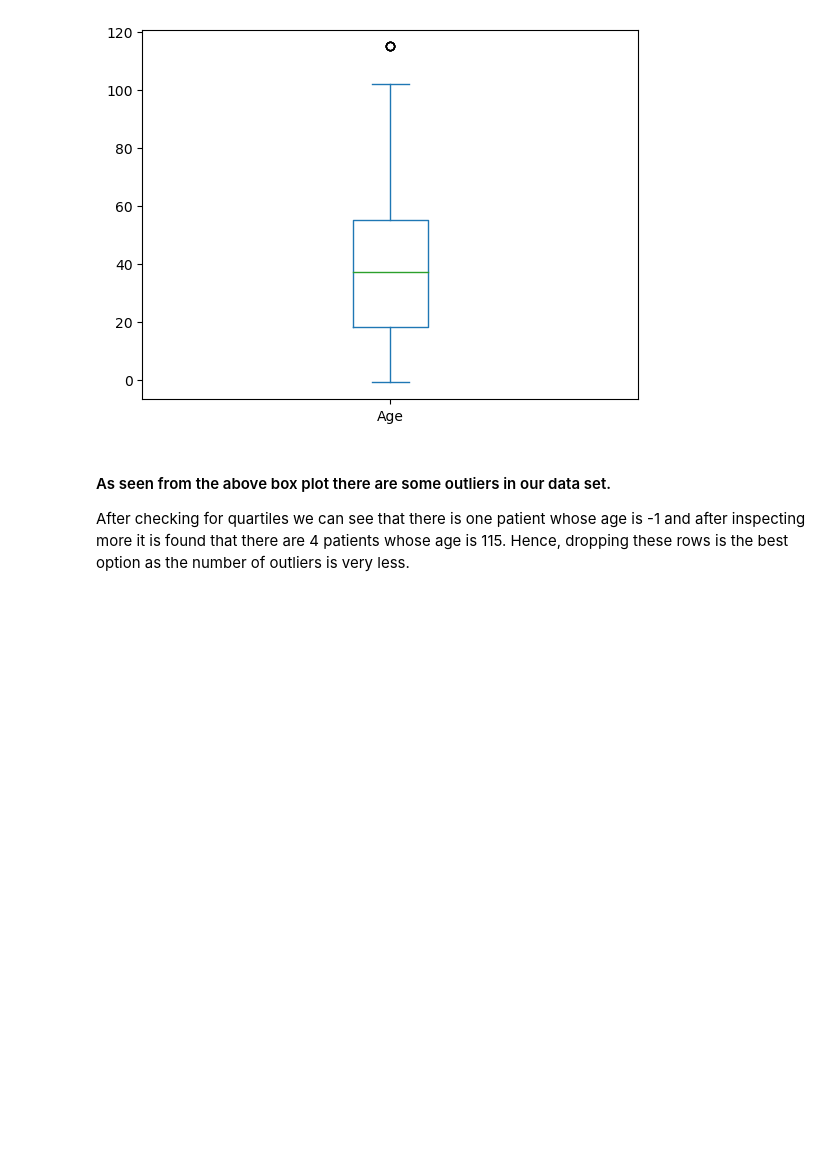
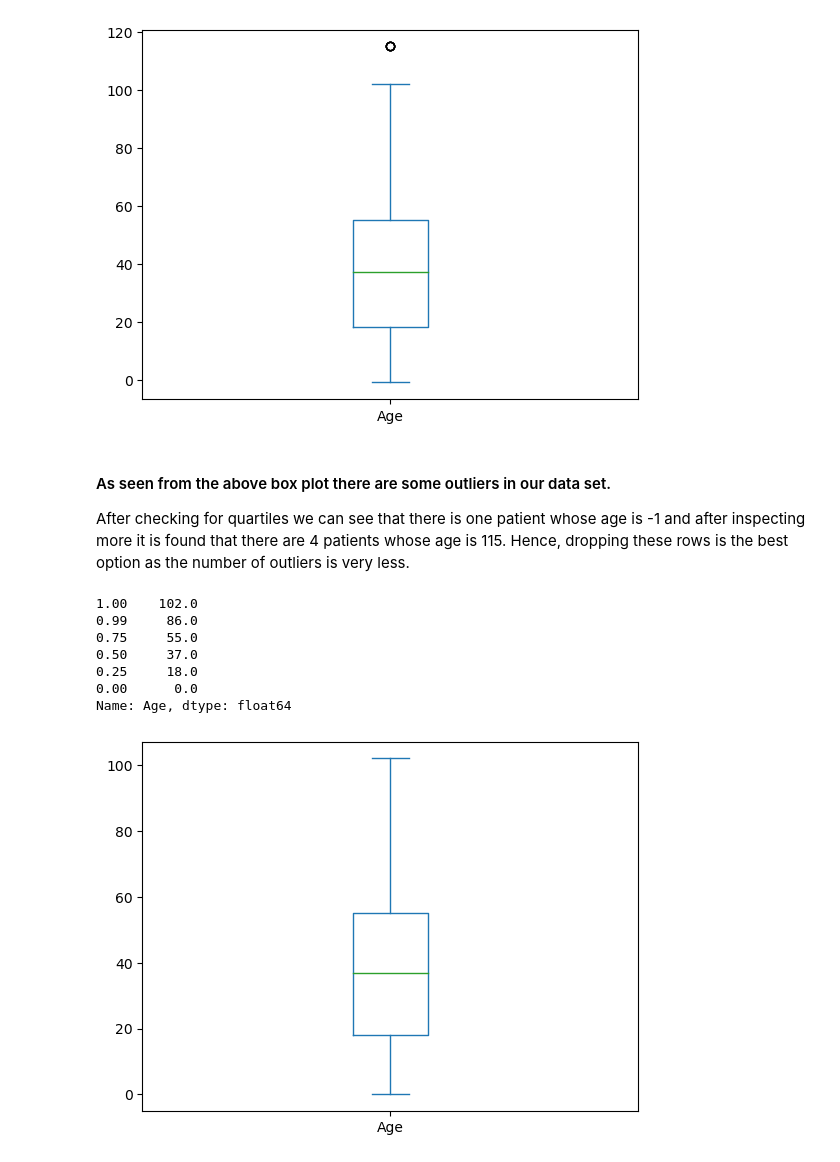
Before and after one commit to Milan1508/HealthCare_Data_Analysis, a Jupyter notebook: healthcare.ipynb, the cells around one changed output. Drawn from its saved outputs; the diff is of its cells as text; code cells hidden in the pictures; blank space fills up the shorter version.

```diff
--- a/healthcare.ipynb
+++ b/healthcare.ipynb
@@ -195,3 +195,17 @@ Name: Age, dtype: float64
 #### As seen from the above box plot there are some outliers in our data set.
 After checking for quartiles we can see that there is one patient whose age is -1 and after inspecting more it is found that there are 4 patients whose age is 115.
 Hence, dropping these rows is the best option as the number of outliers is very less.
+# %%
+base_data = base_data[~((base_data.Age == -1) | (base_data.Age == 115))]
+# %%
+base_data.Age.plot(kind="box")
+base_data.Age.quantile([1,0.99,0.75,0.50,0.25,0])
+# %% [output]
+1.00    102.0
+0.99     86.0
+0.75     55.0
+0.50     37.0
+0.25     18.0
+0.00      0.0
+Name: Age, dtype: float64
+[figure, added]
```
